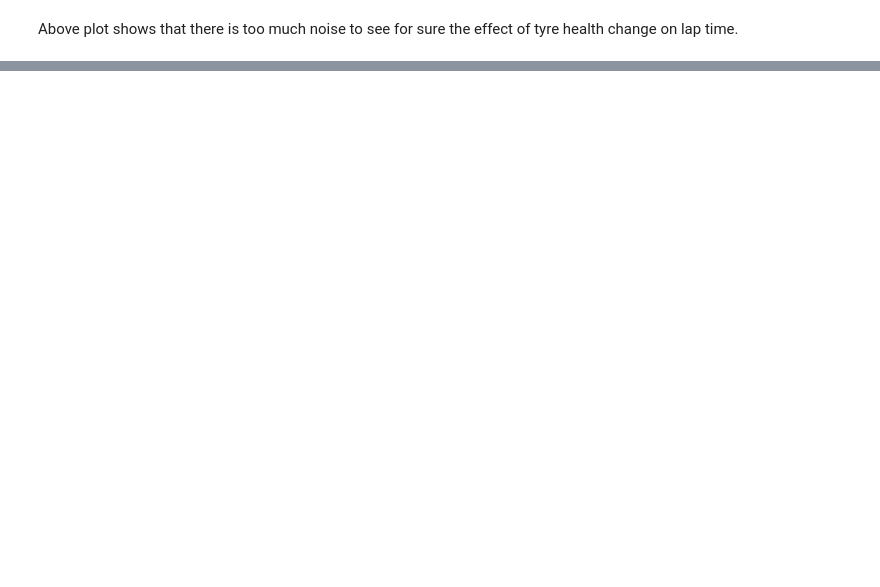
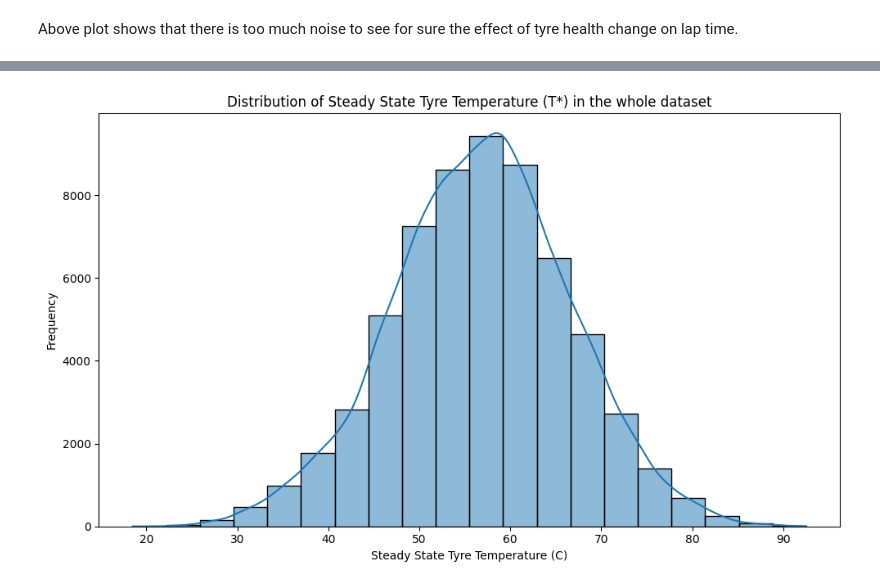
Before and after one commit to Abhaybhabhu/MDM3---F1, a Jupyter notebook: notebooks/physics_dataset_exploration.ipynb, the cells around one changed output, grey strips where cells are left out. Cells and saved outputs as stored; diff of their text form; code cells hidden in the pictures; blank space fills up the shorter version.

```diff
--- a/notebooks/physics_dataset_exploration.ipynb
+++ b/notebooks/physics_dataset_exploration.ipynb
@@ -148,0 +178,16 @@ Above plot shows that there is too much noise to see for sure the effect of tyre
+# %%
+# work out steady state tyre temperature for each stint, and plot the distribution of that
+# T* is given by T_air +aF_zv_s / b where a and b are constants, F_z is the vertical load, v_s is the sliding velocity
+
+A_TEMP = 1e-5       # calibrated heating coefficient
+B_COOL = 0.005      # calibrated cooling coefficient
+fizz_dataset["T_star"] = fizz_dataset["T_env_C"] + A_TEMP * fizz_dataset["Fz_N"] * fizz_dataset["SlidingProxy"] / B_COOL
+plt.figure(figsize=(10, 6))
+sns.histplot(fizz_dataset["T_star"], bins=20, kde=True)
+plt.title("Distribution of Steady State Tyre Temperature (T*) in the whole dataset")
+plt.xlabel("Steady State Tyre Temperature (C)")
+plt.ylabel("Frequency")
+plt.tight_layout()
+plt.show()
+# %% [output]
+[figure, added]
```
Also changed, not shown: parts of 10 cells of this notebook.
